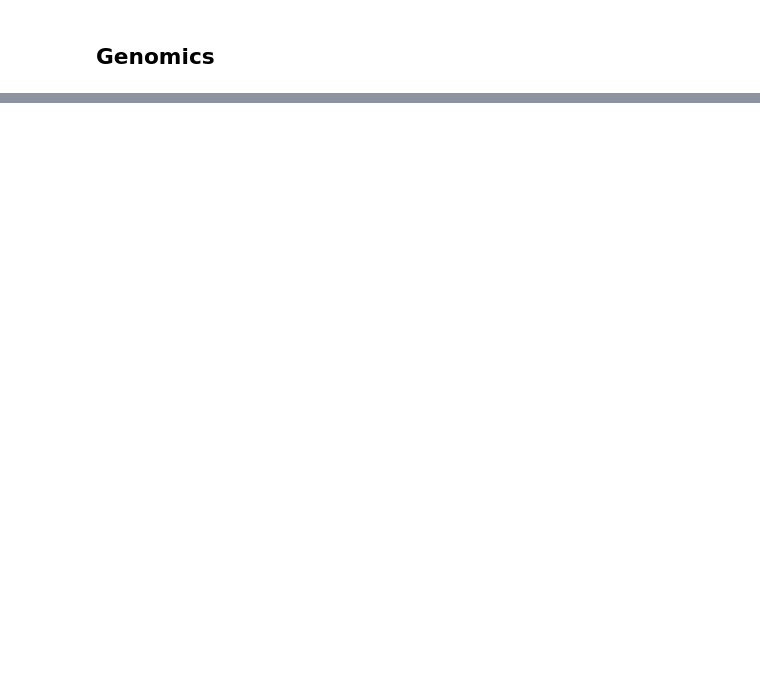
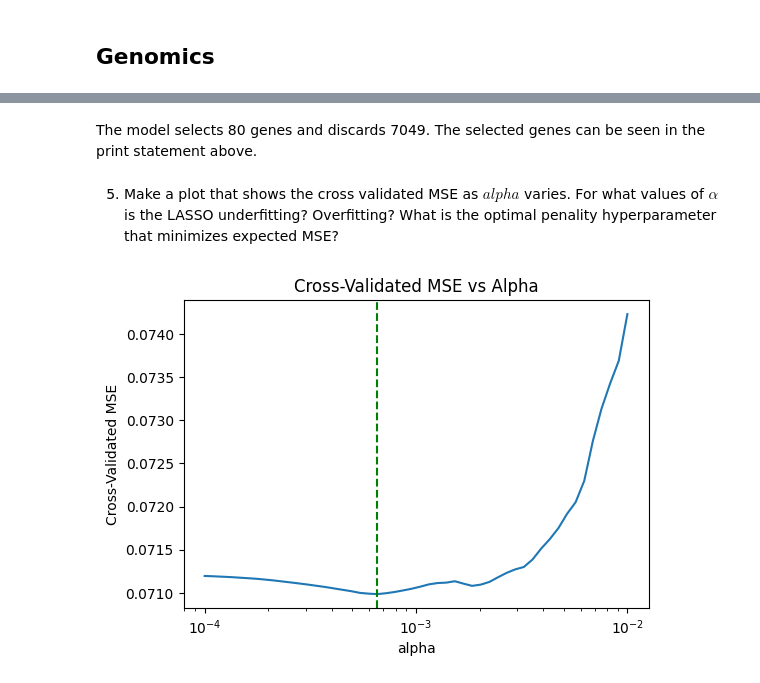
Before and after one commit to calvinpan1/ds3001_assignments, a Jupyter notebook: genomics_lab.ipynb, the cells around one changed output, grey strips where cells are left out. Drawn from its saved outputs; the diff is of its cells as text; code cells hidden in the pictures; blank space fills up the shorter version.

```diff
--- a/genomics_lab.ipynb
+++ b/genomics_lab.ipynb
@@ -223,0 +201,19 @@ Total genes: 7129
+# %% [markdown]
+The model selects 80 genes and discards 7049. The selected genes can be seen in the print statement above.
+# %% [markdown]
+5. Make a plot that shows the cross validated MSE as $alpha$ varies. For what values of $\alpha$ is the LASSO underfitting? Overfitting? What is the optimal penality hyperparameter that minimizes expected MSE?
+# %%
+# 5. Cross validated MSE versus alpha
+
+cv_mse = np.mean(lasso_cv.mse_path_, axis=1)
+
+plt.figure(figsize=(6, 4))
+sns.lineplot(x=lasso_cv.alphas_, y=cv_mse)
+plt.axvline(x=alpha_star, color='green', linestyle='--', linewidth=1.5)
+plt.xscale("log")
+plt.xlabel("alpha")
+plt.ylabel("Cross-Validated MSE")
+plt.title("Cross-Validated MSE vs Alpha")
+plt.show()
+# %% [output]
+[figure, added]
```
Also changed, not shown: parts of 20 cells of this notebook.
